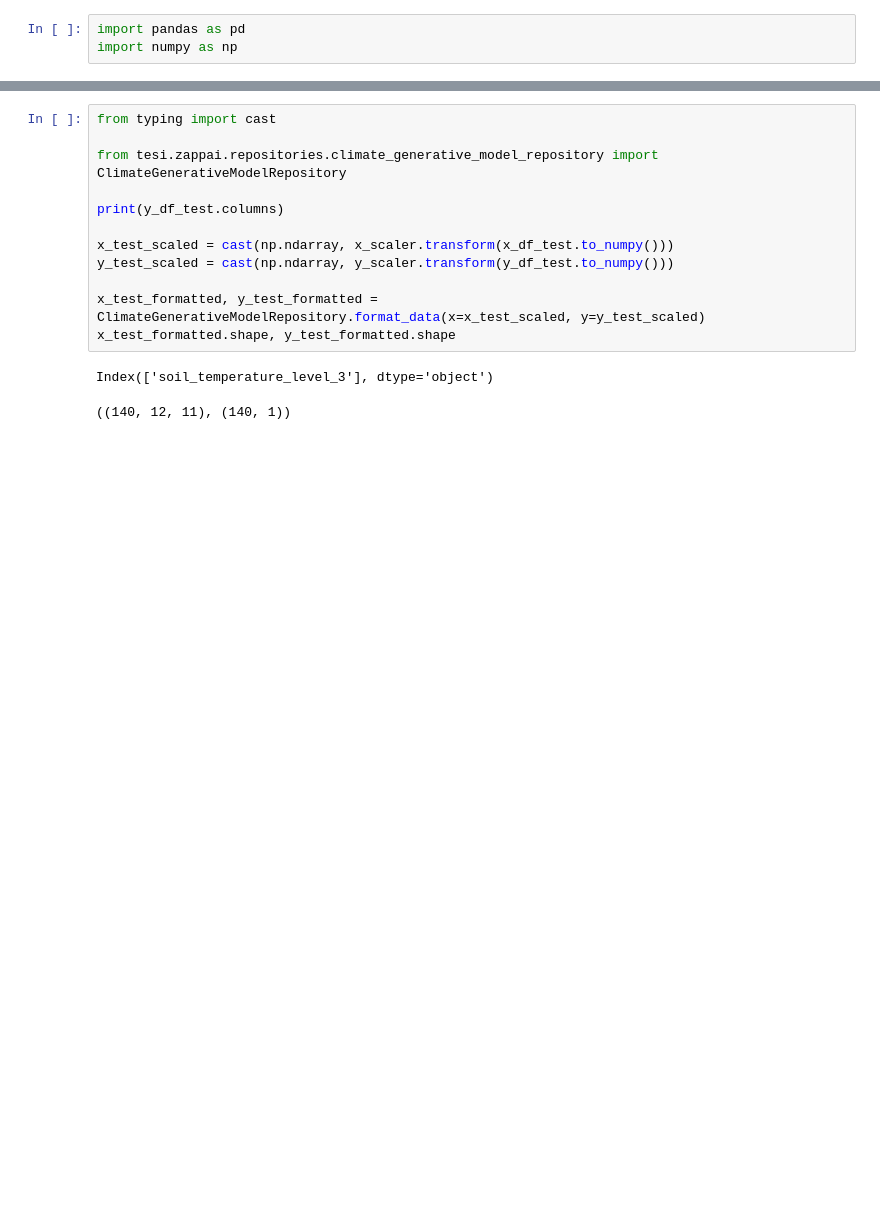
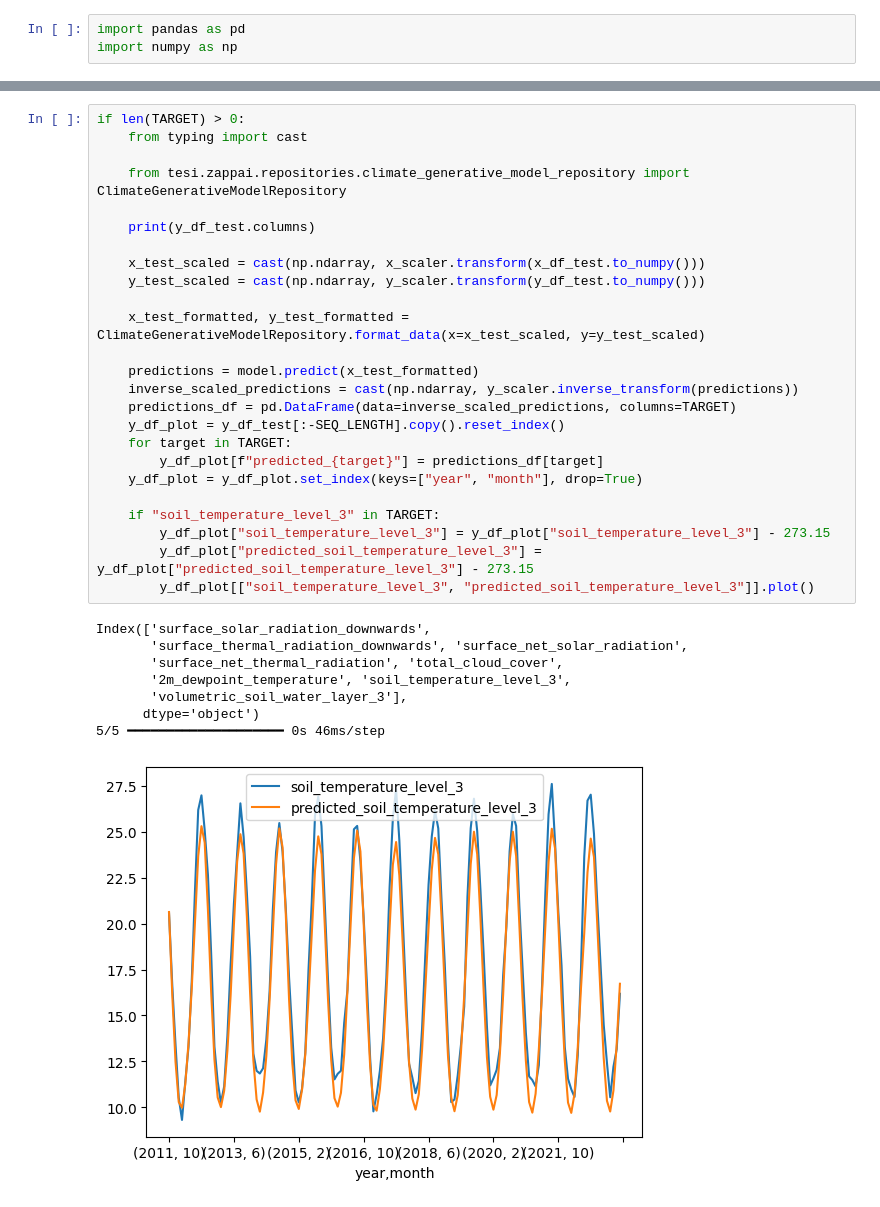
Before and after one commit to PeppeOsmio/tesi, a Jupyter notebook: test_model.ipynb, the cells around one changed output, grey strips where cells are left out. Cells and saved outputs as stored; diff of their text form; blank space fills up the shorter version.

```diff
--- a/test_model.ipynb
+++ b/test_model.ipynb
@@ -148,15 +148,34 @@ y_df_test
 # %%
-from typing import cast
+if len(TARGET) > 0:
+    from typing import cast
 
-from tesi.zappai.repositories.climate_generative_model_repository import ClimateGenerativeModelRepository
+    from tesi.zappai.repositories.climate_generative_model_repository import ClimateGenerativeModelRepository
 
-print(y_df_test.columns)
+    print(y_df_test.columns)
 
-x_test_scaled = cast(np.ndarray, x_scaler.transform(x_df_test.to_numpy()))
-y_test_scaled = cast(np.ndarray, y_scaler.transform(y_df_test.to_numpy()))
+    x_test_scaled = cast(np.ndarray, x_scaler.transform(x_df_test.to_numpy()))
+    y_test_scaled = cast(np.ndarray, y_scaler.transform(y_df_test.to_numpy()))
 
-x_test_formatted, y_test_formatted = ClimateGenerativeModelRepository.format_data(x=x_test_scaled, y=y_test_scaled)
-x_test_formatted.shape, y_test_formatted.shape
+    x_test_formatted, y_test_formatted = ClimateGenerativeModelRepository.format_data(x=x_test_scaled, y=y_test_scaled)
+
+    predictions = model.predict(x_test_formatted)
+    inverse_scaled_predictions = cast(np.ndarray, y_scaler.inverse_transform(predictions))
+    predictions_df = pd.DataFrame(data=inverse_scaled_predictions, columns=TARGET)
+    y_df_plot = y_df_test[:-SEQ_LENGTH].copy().reset_index()
+    for target in TARGET:
+        y_df_plot[f"predicted_{target}"] = predictions_df[target]
+    y_df_plot = y_df_plot.set_index(keys=["year", "month"], drop=True)
+
+    if "soil_temperature_level_3" in TARGET:
+        y_df_plot["soil_temperature_level_3"] = y_df_plot["soil_temperature_level_3"] - 273.15
+        y_df_plot["predicted_soil_temperature_level_3"] = y_df_plot["predicted_soil_temperature_level_3"] - 273.15
+        y_df_plot[["soil_temperature_level_3", "predicted_soil_temperature_level_3"]].plot()
 # %% [output]
-Index(['soil_temperature_level_3'], dtype='object')
+Index(['surface_solar_radiation_downwards',
+       'surface_thermal_radiation_downwards', 'surface_net_solar_radiation',
+       'surface_net_thermal_radiation', 'total_cloud_cover',
+       '2m_dewpoint_temperature', 'soil_temperature_level_3',
+       'volumetric_soil_water_layer_3'],
+      dtype='object')
+5/5 ━━━━━━━━━━━━━━━━━━━━ 0s 46ms/step
-((140, 12, 11), (140, 1))
+[figure, added]
```
Also changed, not shown: parts of 13 cells of this notebook, 2 other files.
